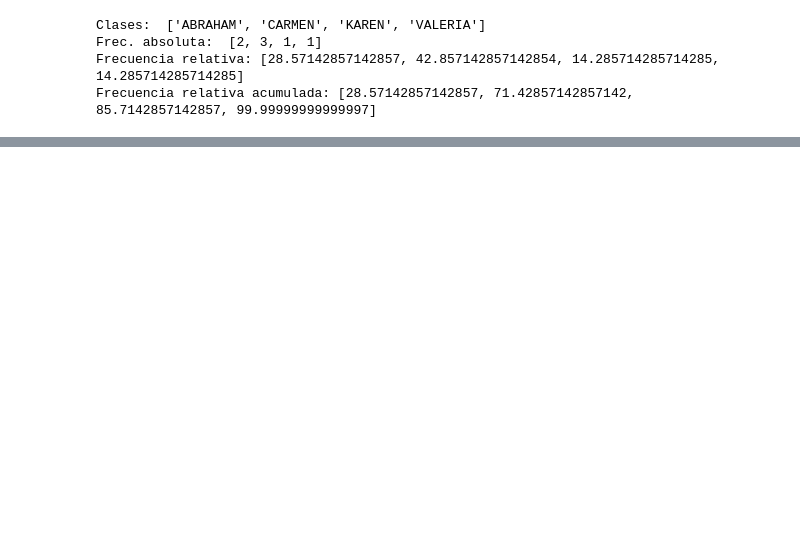
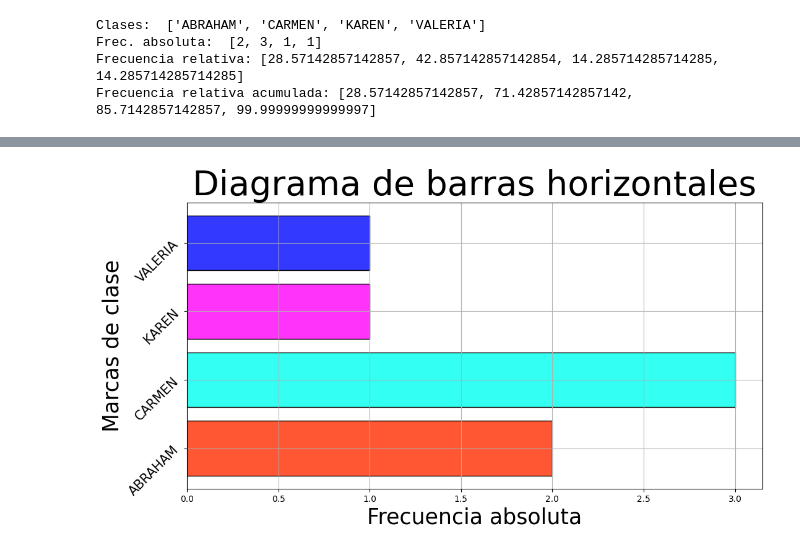
Before and after one commit to imac17itsoeh/Funciones, a Jupyter notebook: letras.ipynb, the cells around one changed output, grey strips where cells are left out. Cells and saved outputs as stored; diff of their text form; code cells hidden in the pictures; blank space fills up the shorter version.

```diff
--- a/letras.ipynb
+++ b/letras.ipynb
@@ -26,0 +93,38 @@ Frecuencia relativa acumulada: [28.57142857142857, 71.42857142857142, 85.7142857
+# %%
+def generar_diagrama_barras_horizontal(fa_sorted, clases_sorted):
+    """
+    Genera un diagrama de barras horizontales con las características especificadas.
+
+    Argumentos:
+        fa_sorted: Lista con las frecuencias absolutas ordenadas para el eje Y.
+        clases_sorted: Lista con los nombres de las clases (textos para las marcas del eje X).
+
+    """
+    # Configurar figura y tamaño
+    plt.figure(figsize=(12, 6))
+
+    # Diagrama de barras horizontales con:
+    # - Barras ajustadas al 100% de altura (height = 0.8)
+    # - Contorno negro (edgecolor = "k")
+    # - Colores específicos para cada barra
+    plt.barh(marcas_clase, fa_sorted, height=0.8, edgecolor="k",
+            color=["#FF5733", "#33FFF3", "#FF33F9", "#3339FF", "#E6FF33", "#FF3346"])
+
+    # Personalizar marcas del eje Y (inclinadas 45°) y tamaño de fuente
+    plt.yticks(marcas_clase, clases_sorted, fontsize=15, rotation=45)
+
+    # Etiquetas y título del gráfico con tamaño de fuente grande
+    plt.ylabel("Marcas de clase", fontsize=25)  # Etiqueta del eje Y
+    plt.xlabel("Frecuencia absoluta", fontsize=25)  # Etiqueta del eje X
+    plt.title("Diagrama de barras horizontales", fontsize=40)
+
+    # Activar cuadrícula
+    plt.grid()
+
+    # Mostrar el gráfico
+    plt.show()
+
+# Ejemplo de uso (suponiendo que ya se tienen las listas 'fa_sorted' y 'clases_sorted')
+generar_diagrama_barras_horizontal(fa_sorted, clases_sorted)
+# %% [output]
+[figure, added]
```
Also changed, not shown: parts of 5 cells of this notebook.
